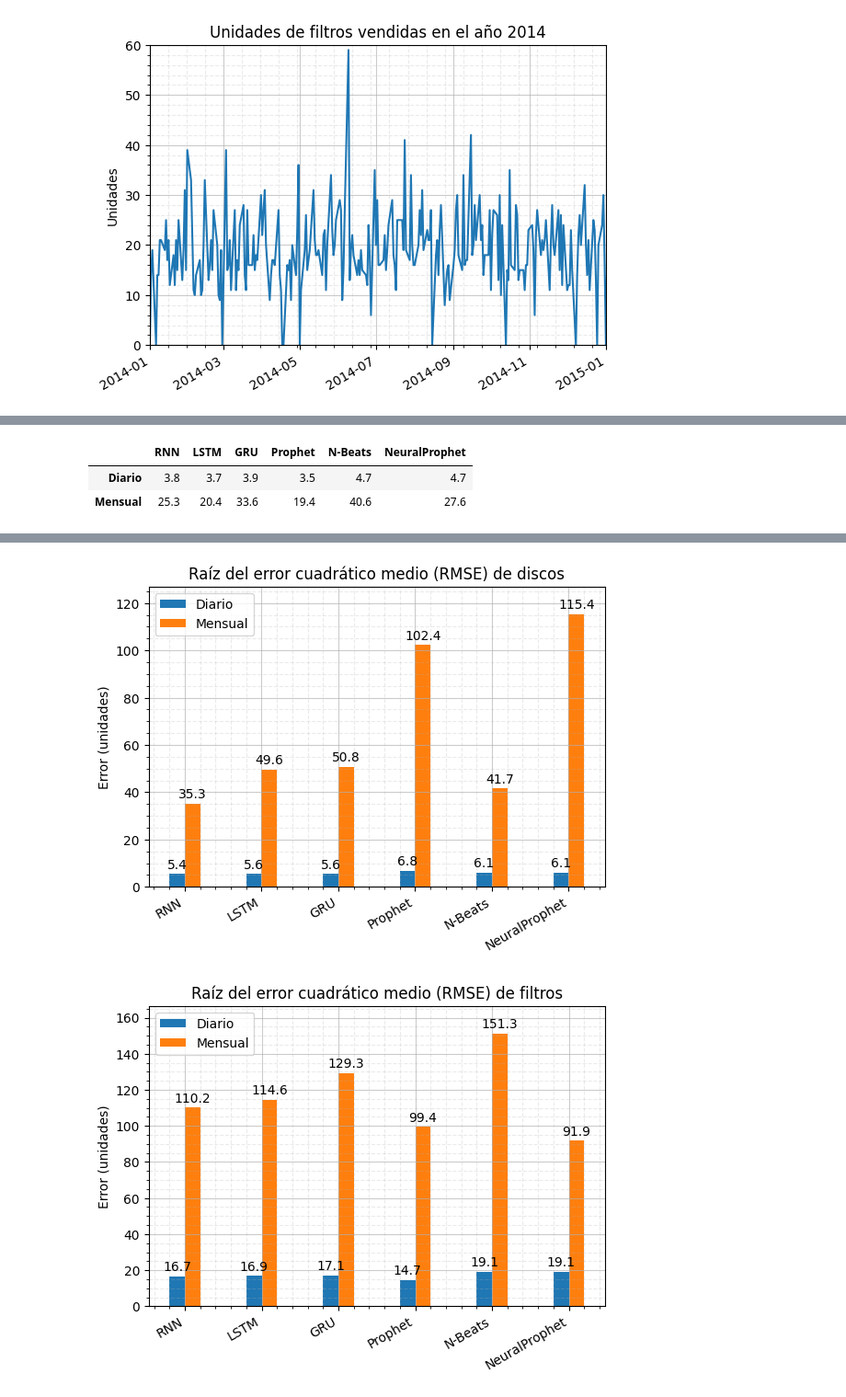
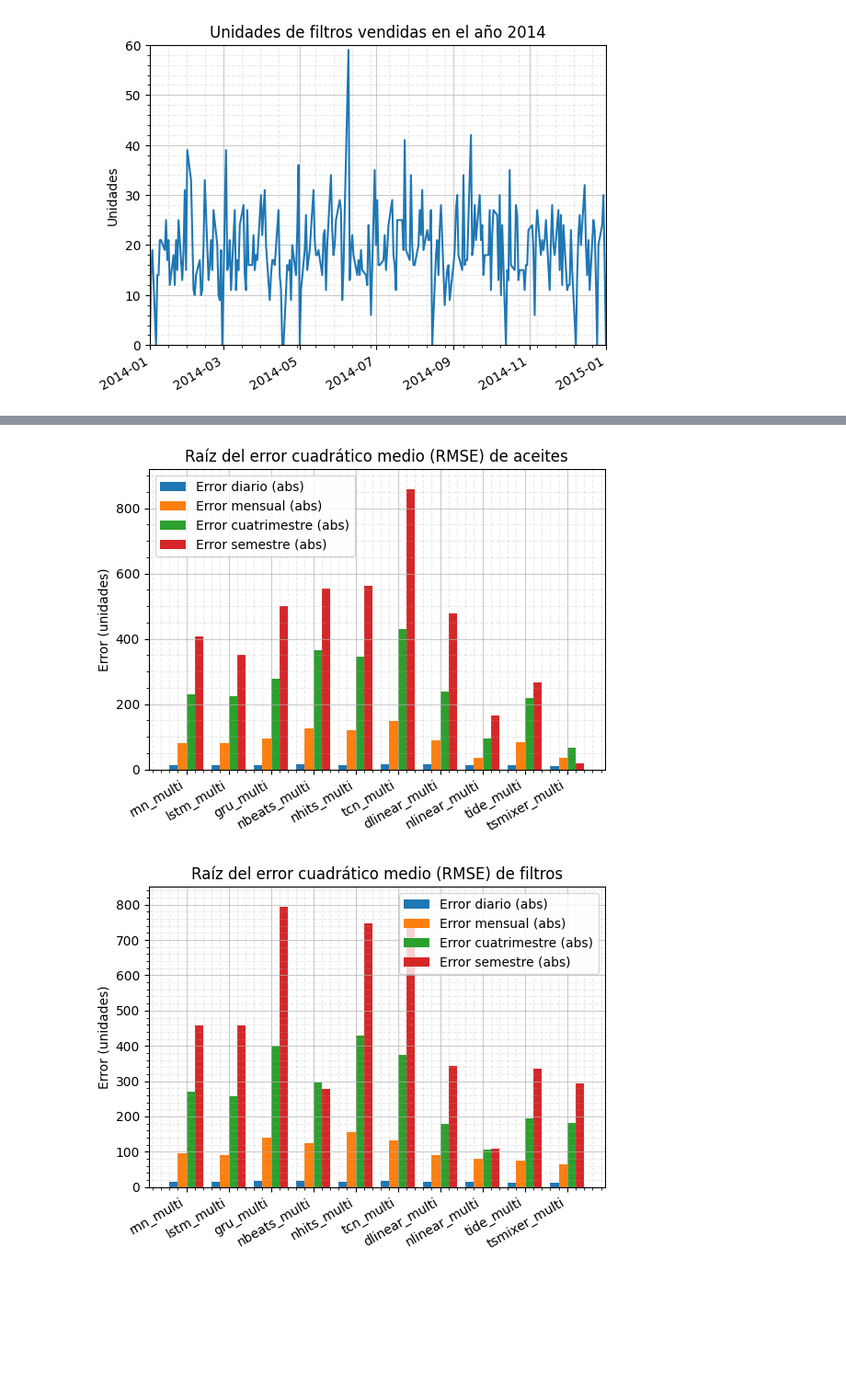
Before and after one commit to antonio-przgrc/tfm, a Jupyter notebook: code/figuras.ipynb, the cells around one changed output, grey strips where cells are left out. Shown at 92% size. Saved outputs shown, nothing was run; the diff lists cells and outputs as text; code cells hidden in the pictures; blank space fills up the shorter version.

```diff
--- a/code/figuras.ipynb
+++ b/code/figuras.ipynb
@@ -59,4 +57,6 @@ for name in names:
 # %%
+names = ['baterias', 'aceites', 'filtros', 'limpiaparabrisas']
+
 for name in names:
     df = pd.read_csv(f'results/resultados_{name}.csv')
     df['fecha'] = pd.to_datetime(df['fecha'], format="%Y-%m-%d")
@@ -82,20 +82,39 @@ for name in names:
 # %%
+import pandas as pd
+import numpy as np
+import matplotlib.pyplot as plt
+
+names = ['baterias', 'aceites', 'filtros', 'limpiaparabrisas']
+
 for name in names:
     df = pd.read_csv(f'results/errores_{name}.csv',index_col=0)
-    df = df.round(1)
-    df = df.drop('Diario_escalado')
+    df = df.round(2)
+
+    # # Modelos univariable
+    # df = df.drop(labels=df.columns[11:].values, axis=1)
+
+    # Modelos con covariates
+    df = df.drop(labels=df.columns[:11].values, axis=1)
+
+    # # Valores escalados
+    # df = df[:4]
+
+    # Valores absolutos
+    df = df[4:]
+
     fig, ax = plt.subplots()
 
-    x = np.arange(len(df.columns))  # the label locations
+    x = np.arange(len(df.columns))
 
     width = 0.2
 
-    multiplier = 0
+    multiplier = -1
 
     for tipo, medida in df.iterrows():
-        offset = width/2 + width * multiplier
+        offset = width * multiplier + width * .5 # para cuatro barras
+        # offset = width * multiplier + width # para tres barras
         rects = ax.bar(x= x + offset, height=medida, width=width, label=tipo)
-        ax.bar_label(rects, padding=len(df))
+        #ax.bar_label(rects, padding=len(df))
         multiplier += 1
 
     ax.set_ylabel('Error (unidades)')
@@ -103,13 +122,10 @@ for name in names:
     ax.set_title(f'Raíz del error cuadrático medio (RMSE) de {name}')
     ax.set_xticks(x + width, df.columns)
     ax.legend()
-    ax.axis(ymin=0, ymax=max(df.max())*1.1)
+    ax.axis(ymin=0, ymax=max(df.max())*1.07)
     ax.minorticks_on()
     ax.grid(which='major', alpha = 0.65, linestyle='-')
     ax.grid(which='minor', alpha = 0.25, linestyle='--')
     fig.autofmt_xdate()
     fig.savefig(f'figs/rmse_{name}.svg')
 # %% [output]
-|  | RNN | LSTM | GRU | Prophet | N-Beats | NeuralProphet |
-| Diario | 3.8 | 3.7 | 3.9 | 3.5 | 4.7 | 4.7 |
-| Mensual | 25.3 | 20.4 | 33.6 | 19.4 | 40.6 | 27.6 |
@@ -117,2 +133,2 @@ for name in names:
-[figure, old version]
+[figure, new version]
-[figure, old version]
+[figure, new version]
```
Also changed, not shown: parts of 4 cells of this notebook, 8 other files.
